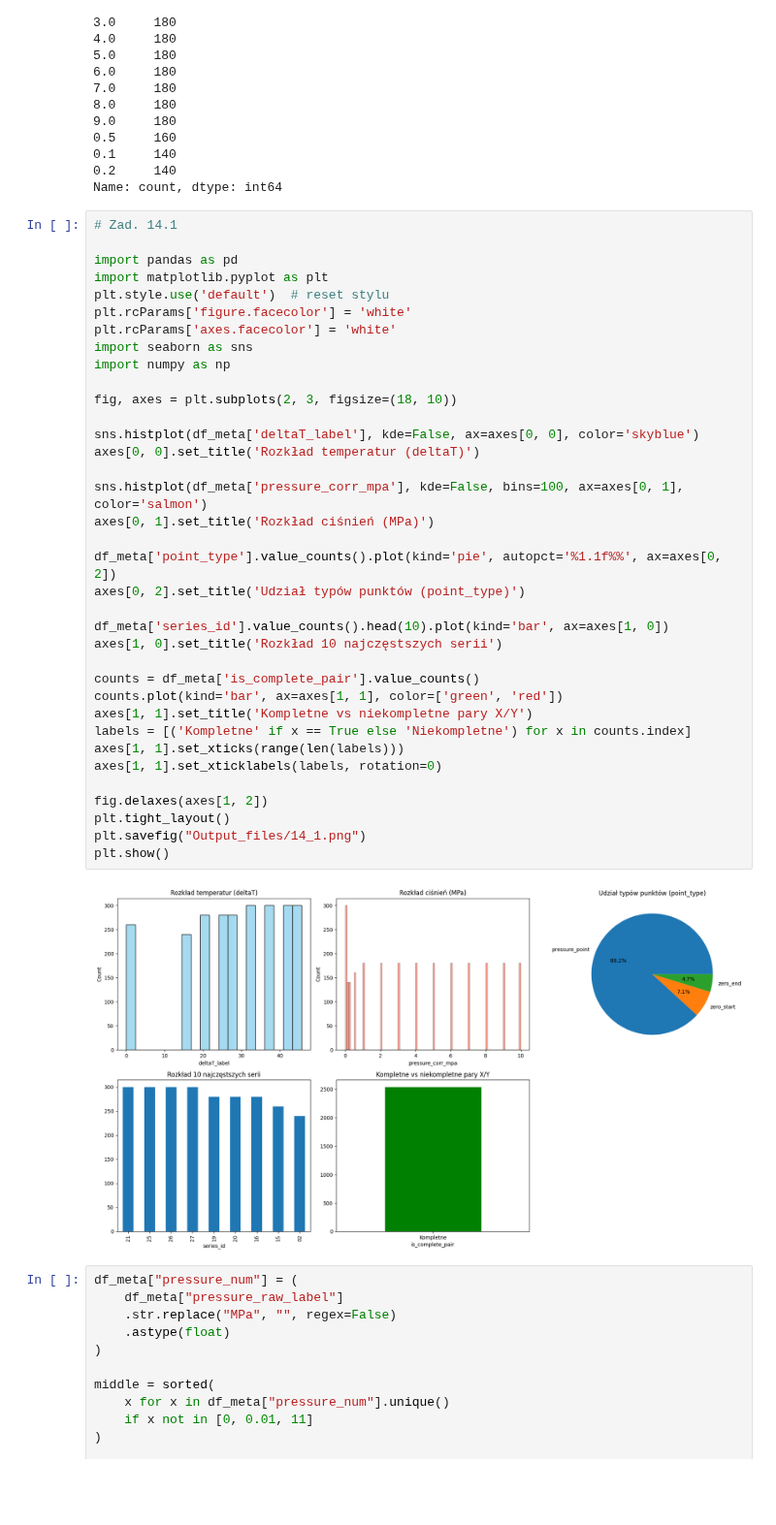
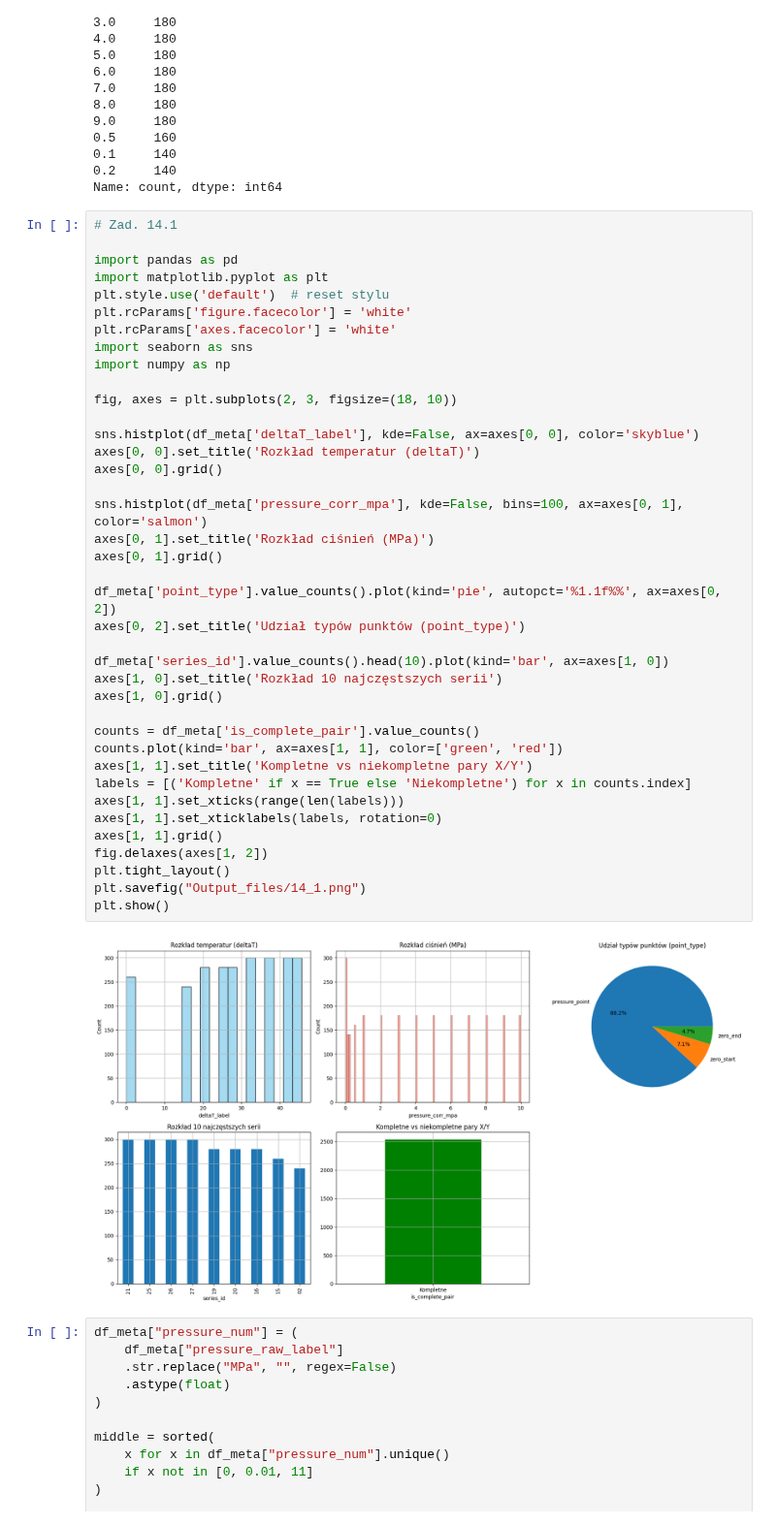
Before and after one commit to szybec31/OFDR-ML-TempPressure, a Jupyter notebook: 01_preprocessing.ipynb, the cells around one changed output. Shown at 97% size. Saved outputs shown, nothing was run; the diff lists cells and outputs as text; blank space fills up the shorter version.

```diff
--- a/01_preprocessing.ipynb
+++ b/01_preprocessing.ipynb
@@ -145,35 +157,38 @@ plt.style.use('default')  # reset stylu
 plt.rcParams['figure.facecolor'] = 'white'
 plt.rcParams['axes.facecolor'] = 'white'
 import seaborn as sns
 import numpy as np
 
 fig, axes = plt.subplots(2, 3, figsize=(18, 10))
 
 sns.histplot(df_meta['deltaT_label'], kde=False, ax=axes[0, 0], color='skyblue')
 axes[0, 0].set_title('Rozkład temperatur (deltaT)')
+axes[0, 0].grid()
 
 sns.histplot(df_meta['pressure_corr_mpa'], kde=False, bins=100, ax=axes[0, 1], color='salmon')
 axes[0, 1].set_title('Rozkład ciśnień (MPa)')
+axes[0, 1].grid()
 
 df_meta['point_type'].value_counts().plot(kind='pie', autopct='%1.1f%%', ax=axes[0, 2])
 axes[0, 2].set_title('Udział typów punktów (point_type)')
 
 df_meta['series_id'].value_counts().head(10).plot(kind='bar', ax=axes[1, 0])
 axes[1, 0].set_title('Rozkład 10 najczęstszych serii')
+axes[1, 0].grid()
 
 counts = df_meta['is_complete_pair'].value_counts()
 counts.plot(kind='bar', ax=axes[1, 1], color=['green', 'red'])
 axes[1, 1].set_title('Kompletne vs niekompletne pary X/Y')
 labels = [('Kompletne' if x == True else 'Niekompletne') for x in counts.index]
 axes[1, 1].set_xticks(range(len(labels)))
 axes[1, 1].set_xticklabels(labels, rotation=0)
-
+axes[1, 1].grid()
 fig.delaxes(axes[1, 2])
 plt.tight_layout()
 plt.savefig("Output_files/14_1.png")
 plt.show()
 # %% [output]
-[figure, old version]
+[figure, new version]
 # %%
 df_meta["pressure_num"] = (
     df_meta["pressure_raw_label"]
```
Also changed, not shown: parts of 2 cells of this notebook, 6 other files.
